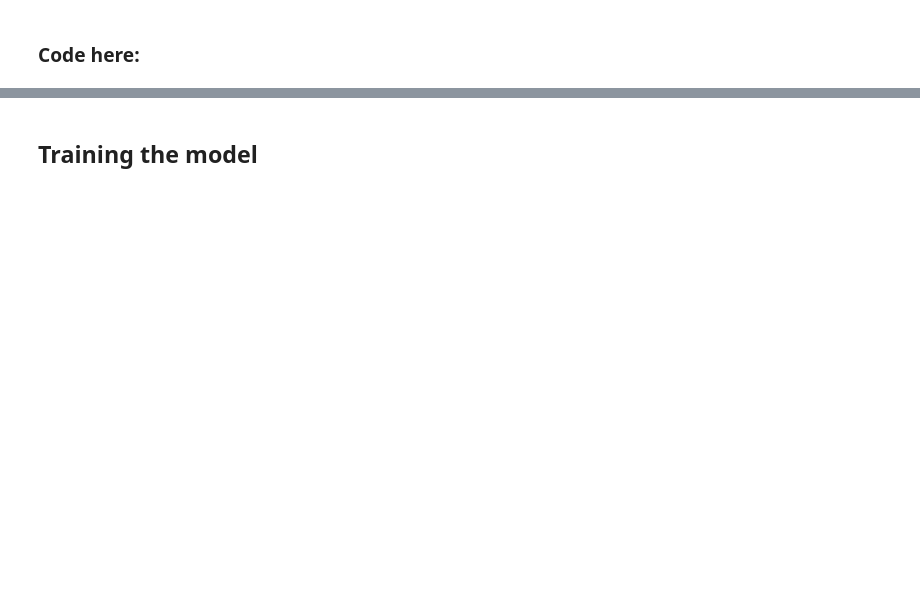
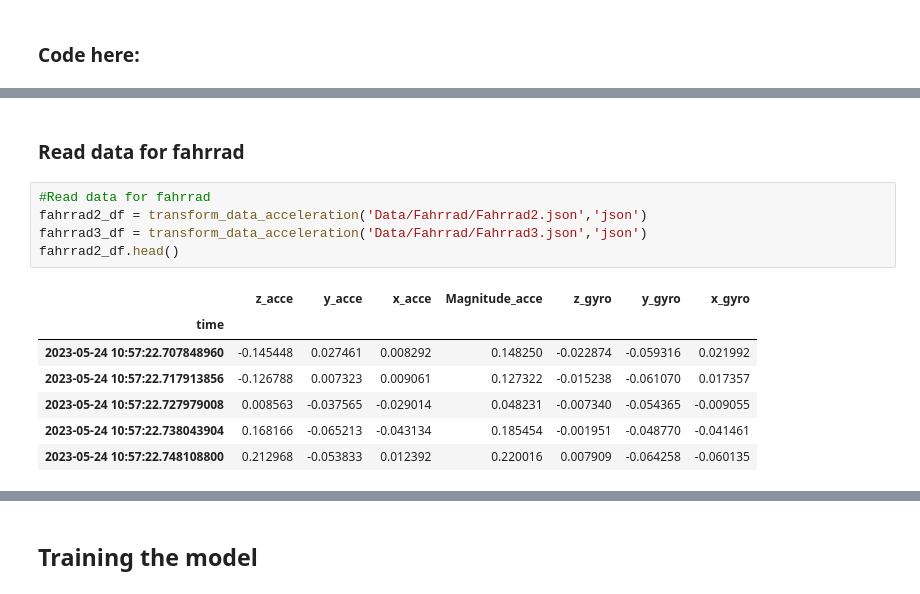
Before and after one commit to or81ynez/MaennerML, a Jupyter notebook: Maenner.ipynb, the cells around one changed output, grey strips where cells are left out. Saved outputs shown, nothing was run; the diff lists cells and outputs as text; blank space fills up the shorter version.

```diff
--- a/Maenner.ipynb
+++ b/Maenner.ipynb
@@ -260 +375,16 @@ for df in [fahrrad1_df, fahrrad2_df]:
+# %% [markdown]
+### Read data for fahrrad
+# %%
+#Read data for fahrrad
+fahrrad2_df = transform_data_acceleration('Data/Fahrrad/Fahrrad2.json','json')
+fahrrad3_df = transform_data_acceleration('Data/Fahrrad/Fahrrad3.json','json')
+fahrrad2_df.head()
+# %% [output]
+|  | z_acce | y_acce | x_acce | Magnitude_acce | z_gyro | y_gyro | x_gyro |
+| time |  |  |  |  |  |  |  |
+| 2023-05-24 10:57:22.707848960 | -0.145448 | 0.027461 | 0.008292 | 0.148250 | -0.022874 | -0.059316 | 0.021992 |
+| 2023-05-24 10:57:22.717913856 | -0.126788 | 0.007323 | 0.009061 | 0.127322 | -0.015238 | -0.061070 | 0.017357 |
+| 2023-05-24 10:57:22.727979008 | 0.008563 | -0.037565 | -0.029014 | 0.048231 | -0.007340 | -0.054365 | -0.009055 |
+| 2023-05-24 10:57:22.738043904 | 0.168166 | -0.065213 | -0.043134 | 0.185454 | -0.001951 | -0.048770 | -0.041461 |
+| 2023-05-24 10:57:22.748108800 | 0.212968 | -0.053833 | 0.012392 | 0.220016 | 0.007909 | -0.064258 | -0.060135 |
 # %%
```
Also changed, not shown: parts of 69 cells of this notebook, 35 other files.
